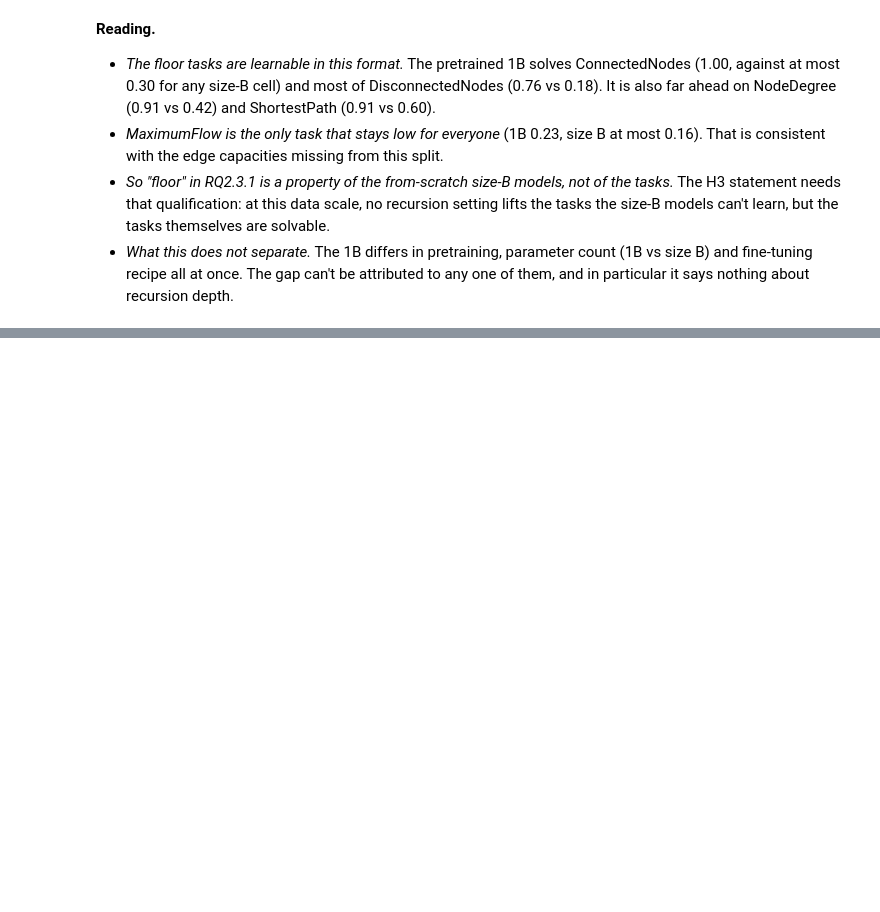
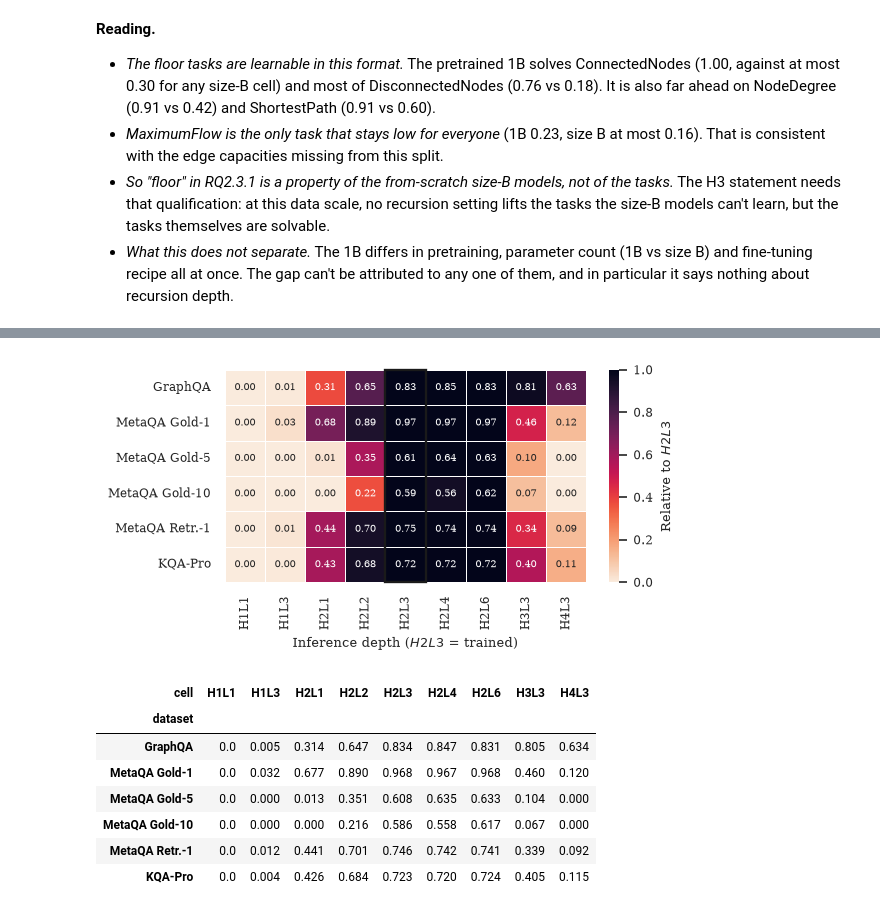
Before and after one commit to MariusAAROS/HRM-Text-for-Graphs, a Jupyter notebook: report/paper_results.ipynb, the cells around one changed output, grey strips where cells are left out. Drawn from its saved outputs; the diff is of its cells as text; code cells hidden in the pictures; blank space fills up the shorter version.

```diff
--- a/report/paper_results.ipynb
+++ b/report/paper_results.ipynb
@@ -2453,0 +2573,38 @@ pd.DataFrame({
+# %%
+B_CELLS = ["H1L1", "H1L3", "H2L1", "H2L2", "H2L3", "H2L4", "H2L6", "H3L3", "H4L3"]
+b_raw = (pr_eval[pr_eval["exp"] == "b"].pivot(index="dataset", columns="cell", values="exact_match")
+         .reindex(index=list(PR_DATASETS), columns=B_CELLS))
+b_rel = b_raw.div(b_raw["H2L3"], axis=0)
+
+
+def plot_depth_override(fname="pretrained_depth_override"):
+    fig, ax = plt.subplots(figsize=(COL_W * 1.45, 2.3))
+    sns.heatmap(b_rel.clip(upper=1), ax=ax, annot=b_raw, fmt=".2f", cmap="rocket_r", vmin=0, vmax=1,
+                linewidths=0.4, linecolor="white", annot_kws={"fontsize": 6},
+                cbar_kws={"label": "Relative to $H2L3$"})
+    ax.add_patch(mpl.patches.Rectangle((B_CELLS.index("H2L3"), 0), 1, len(b_raw), fill=False,
+                                       edgecolor="0.1", linewidth=1.4, clip_on=False))
+    ax.grid(False)
+    ax.set_xlabel("Inference depth ($H2L3$ = trained)", fontsize=8)
+    ax.set_ylabel("")
+    ax.set_xticklabels(B_CELLS, rotation=90, fontsize=7)
+    ax.set_yticklabels([PR_DATASETS[d] for d in b_raw.index], fontsize=7, rotation=0)
+    cbar = ax.collections[0].colorbar
+    cbar.ax.tick_params(labelsize=7)
+    cbar.ax.yaxis.label.set_size(8)
+    save_fig(fig, fname)
+    plt.show()
+
+
+plot_depth_override()
+b_raw.rename(index=PR_DATASETS).round(3)
+# %% [output]
+[figure, added]
+| cell | H1L1 | H1L3 | H2L1 | H2L2 | H2L3 | H2L4 | H2L6 | H3L3 | H4L3 |
+| dataset |  |  |  |  |  |  |  |  |  |
+| GraphQA | 0.0 | 0.005 | 0.314 | 0.647 | 0.834 | 0.847 | 0.831 | 0.805 | 0.634 |
+| MetaQA Gold-1 | 0.0 | 0.032 | 0.677 | 0.890 | 0.968 | 0.967 | 0.968 | 0.460 | 0.120 |
+| MetaQA Gold-5 | 0.0 | 0.000 | 0.013 | 0.351 | 0.608 | 0.635 | 0.633 | 0.104 | 0.000 |
+| MetaQA Gold-10 | 0.0 | 0.000 | 0.000 | 0.216 | 0.586 | 0.558 | 0.617 | 0.067 | 0.000 |
+| MetaQA Retr.-1 | 0.0 | 0.012 | 0.441 | 0.701 | 0.746 | 0.742 | 0.741 | 0.339 | 0.092 |
+| KQA-Pro | 0.0 | 0.004 | 0.426 | 0.684 | 0.723 | 0.720 | 0.724 | 0.405 | 0.115 |
```
Also changed, not shown: parts of 31 cells of this notebook, 36 other files.
